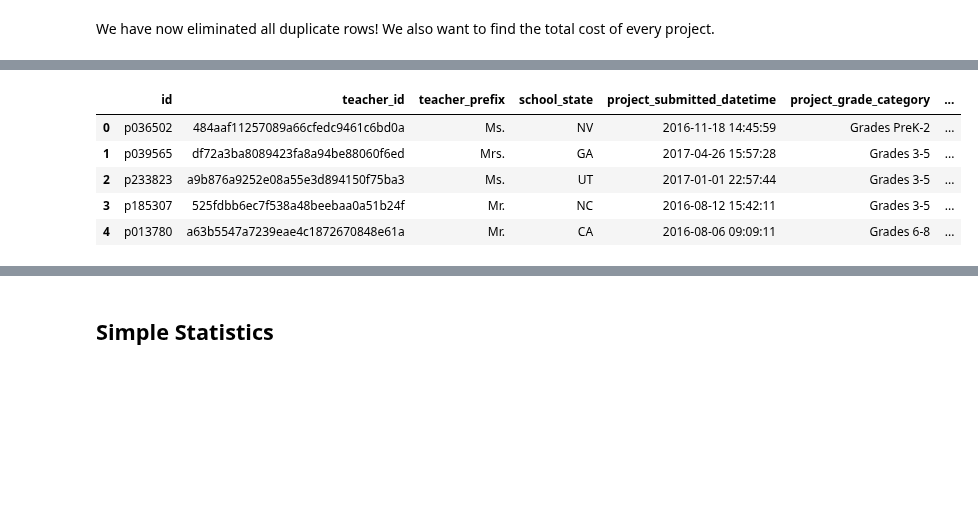
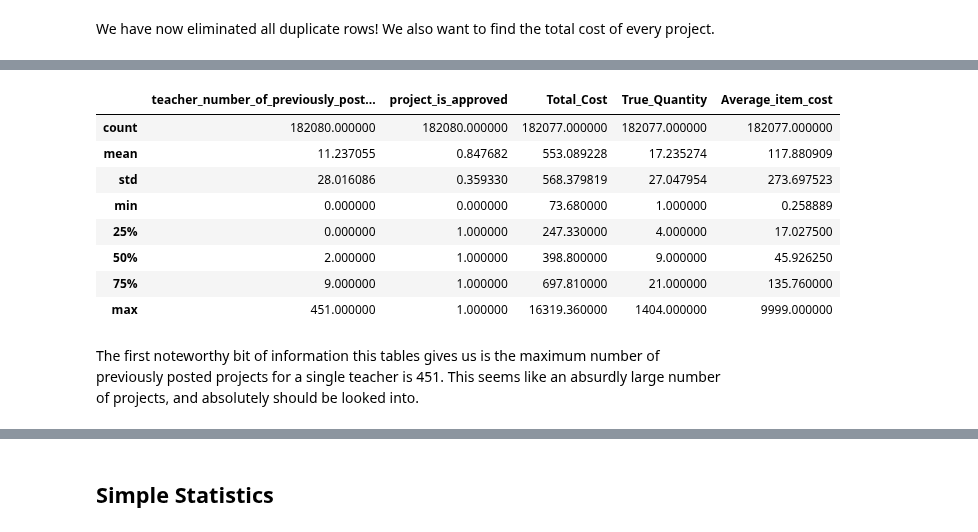
Before and after one commit to davestroud/DataMining_SMU, a Jupyter notebook: ASchams.ipynb, the cells around one changed output, grey strips where cells are left out. Drawn from its saved outputs; the diff is of its cells as text; code cells hidden in the pictures; blank space fills up the shorter version.

```diff
--- a/ASchams.ipynb
+++ b/ASchams.ipynb
@@ -246,9 +248,14 @@ df_train['Average_item_cost'] = df_train.Total_Cost  / df_train.True_Quantity
 # %%
-df_train.head()
+df_train.describe()
 # %% [output]
-|  | id | teacher_id | teacher_prefix | school_state | project_submitted_datetime | project_grade_category | ... |
-| 0 | p036502 | 484aaf11257089a66cfedc9461c6bd0a | Ms. | NV | 2016-11-18 14:45:59 | Grades PreK-2 | ... |
-| 1 | p039565 | df72a3ba8089423fa8a94be88060f6ed | Mrs. | GA | 2017-04-26 15:57:28 | Grades 3-5 | ... |
-| 2 | p233823 | a9b876a9252e08a55e3d894150f75ba3 | Ms. | UT | 2017-01-01 22:57:44 | Grades 3-5 | ... |
-| 3 | p185307 | 525fdbb6ec7f538a48beebaa0a51b24f | Mr. | NC | 2016-08-12 15:42:11 | Grades 3-5 | ... |
-| 4 | p013780 | a63b5547a7239eae4c1872670848e61a | Mr. | CA | 2016-08-06 09:09:11 | Grades 6-8 | ... |
+|  | teacher_number_of_previously_post... | project_is_approved | Total_Cost | True_Quantity | Average_item_cost |
+| count | 182080.000000 | 182080.000000 | 182077.000000 | 182077.000000 | 182077.000000 |
+| mean | 11.237055 | 0.847682 | 553.089228 | 17.235274 | 117.880909 |
+| std | 28.016086 | 0.359330 | 568.379819 | 27.047954 | 273.697523 |
+| min | 0.000000 | 0.000000 | 73.680000 | 1.000000 | 0.258889 |
+| 25% | 0.000000 | 1.000000 | 247.330000 | 4.000000 | 17.027500 |
+| 50% | 2.000000 | 1.000000 | 398.800000 | 9.000000 | 45.926250 |
+| 75% | 9.000000 | 1.000000 | 697.810000 | 21.000000 | 135.760000 |
+| max | 451.000000 | 1.000000 | 16319.360000 | 1404.000000 | 9999.000000 |
+# %% [markdown]
+The first noteworthy bit of information this tables gives us is the maximum number of previously posted projects for a single teacher is 451. This seems like an absurdly large number of projects, and absolutely should be looked into.
```
Also changed, not shown: parts of 31 cells of this notebook, 1 other file.
